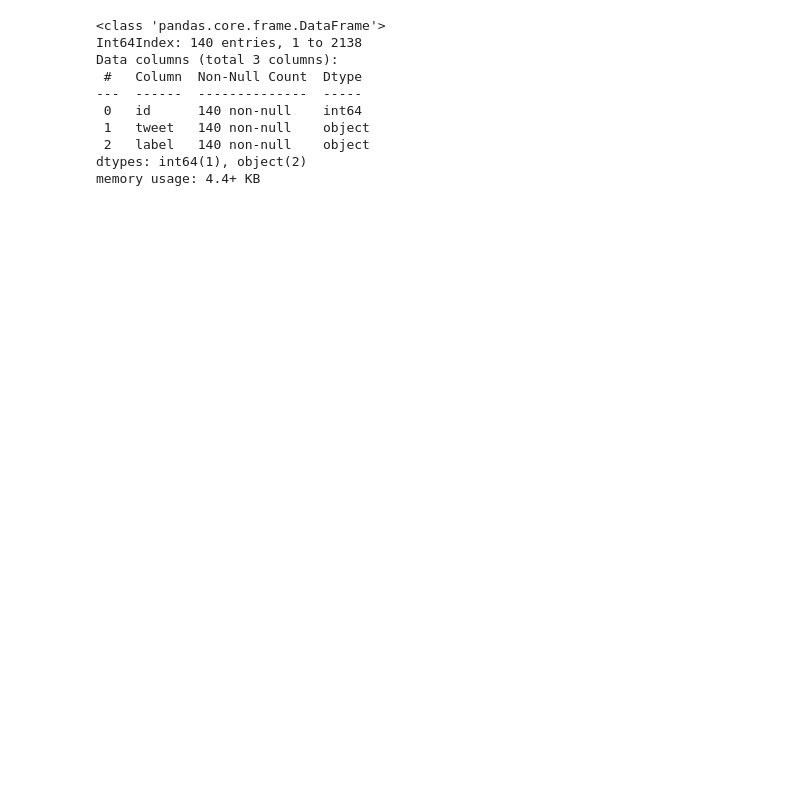
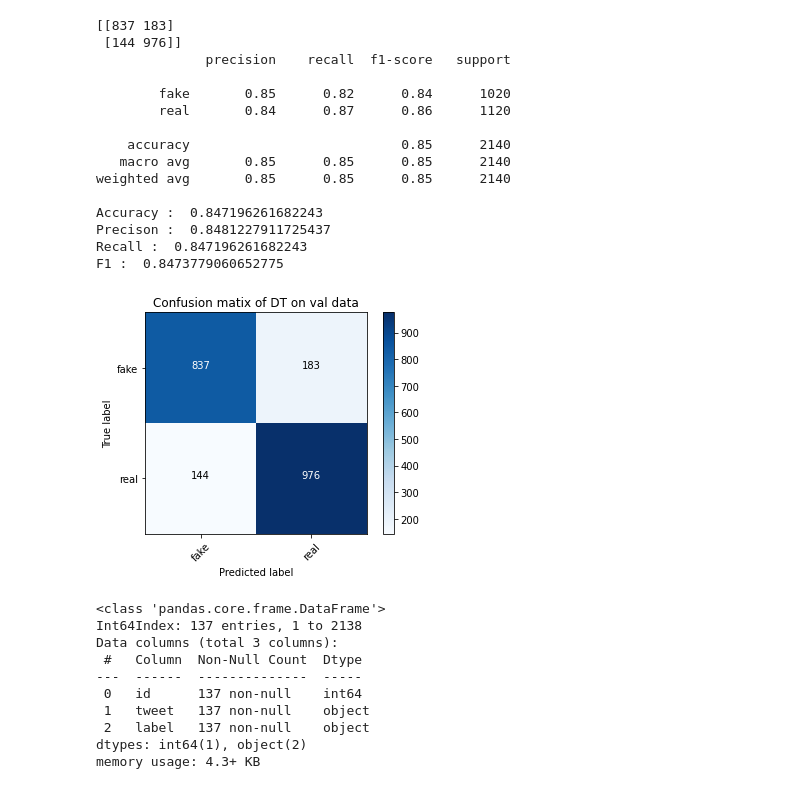
Before and after one commit to smkerr/COVID-fake-news-detection, a Jupyter notebook: model/baseline-model.ipynb, the cells around one changed output. Drawn from its saved outputs; the diff is of its cells as text; code cells hidden in the pictures; blank space fills up the shorter version.

```diff
--- a/model/baseline-model.ipynb
+++ b/model/baseline-model.ipynb
@@ -68,0 +150,7 @@ val['tweet'] = val['tweet'].map(lambda x: cleantext(x))
+# %%
+# Decision Tree Classifier
+dt_clf = tree.DecisionTreeClassifier() # classifier
+fit = dt_clf.fit(tfidf_train,train['label']) # train model
+
+# make predictions
+dt_pred = dt_clf.predict(tfidf_val)
@@ -194,18 +314,41 @@ F1 :  0.9345519215989282
+# %%
+# Decision Tree
+# display results
+print_metrics(dt_pred,val['label'])
+plot_confusion_matrix(confusion_matrix(val['label'],dt_pred),target_names=['fake','real'], normalize = False, \
+                      title = 'Confusion matix of DT on val data')
+# %% [output]
+[[837 183]
+ [144 976]]
+              precision    recall  f1-score   support
+
+        fake       0.85      0.82      0.84      1020
+        real       0.84      0.87      0.86      1120
+
+    accuracy                           0.85      2140
+   macro avg       0.85      0.85      0.85      2140
+weighted avg       0.85      0.85      0.85      2140
+
+Accuracy :  0.847196261682243
+Precison :  0.8481227911725437
+Recall :  0.847196261682243
+F1 :  0.8473779060652775
+[figure, added]
 # %%
 # create a df of misclassified posts
-val_orig = pd.read_csv('/content/Constraint_Val.csv')
-svm_val_misclass_df = val_orig[pred!=val['label']]
+val_orig = pd.read_csv('https://raw.githubusercontent.com/smkerr/COVID-fake-news-detection/main/data/Constraint_Val.csv', header=0)
+svm_val_misclass_df = val_orig[svm_pred!=val['label']]
 
 # inspect df
 svm_val_misclass_df.info()
 # %% [output]
 <class 'pandas.core.frame.DataFrame'>
-Int64Index: 140 entries, 1 to 2138
+Int64Index: 137 entries, 1 to 2138
 Data columns (total 3 columns):
  #   Column  Non-Null Count  Dtype
 ---  ------  --------------  -----
- 0   id      140 non-null    int64
- 1   tweet   140 non-null    object
- 2   label   140 non-null    object
+ 0   id      137 non-null    int64
+ 1   tweet   137 non-null    object
+ 2   label   137 non-null    object
 dtypes: int64(1), object(2)
-memory usage: 4.4+ KB
+memory usage: 4.3+ KB
```
Also changed, not shown: parts of 35 cells of this notebook.
